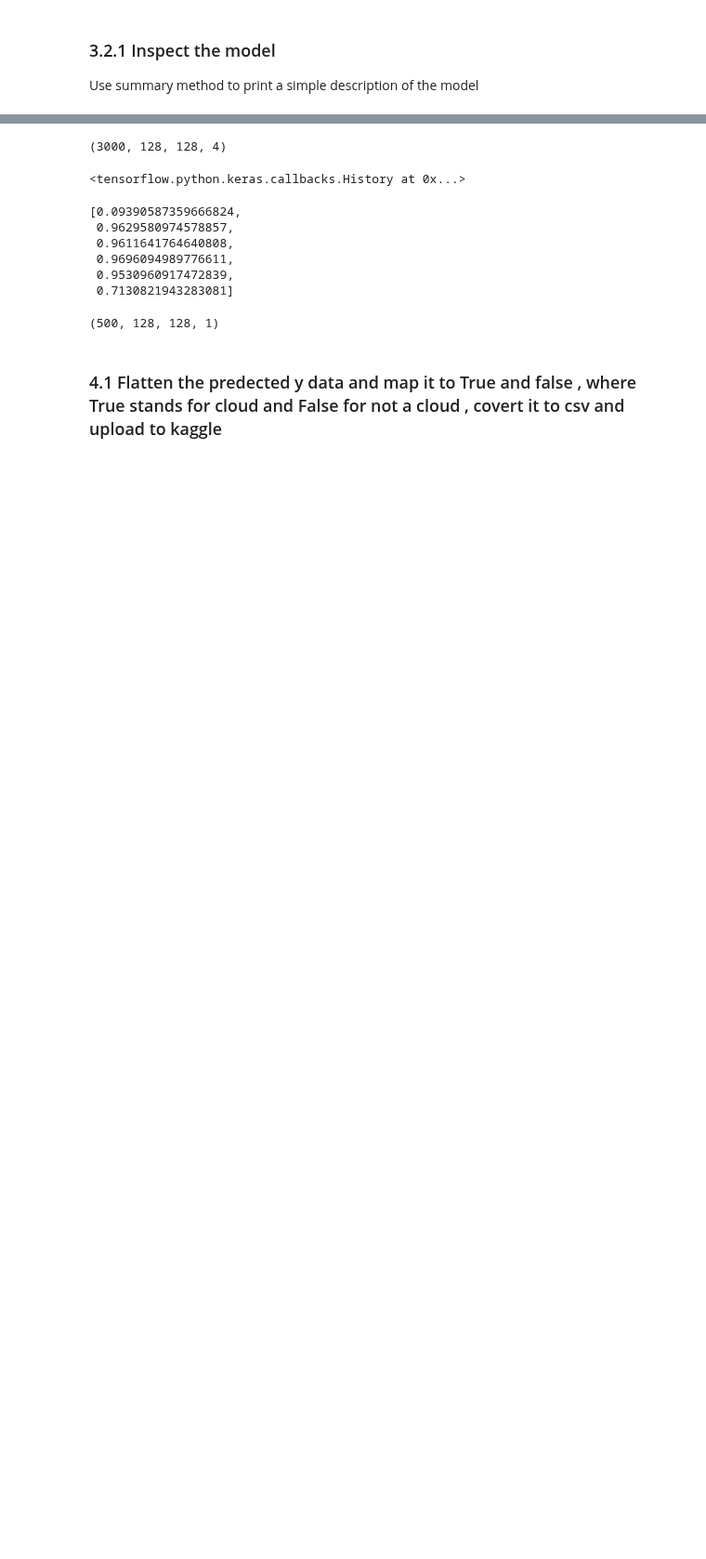
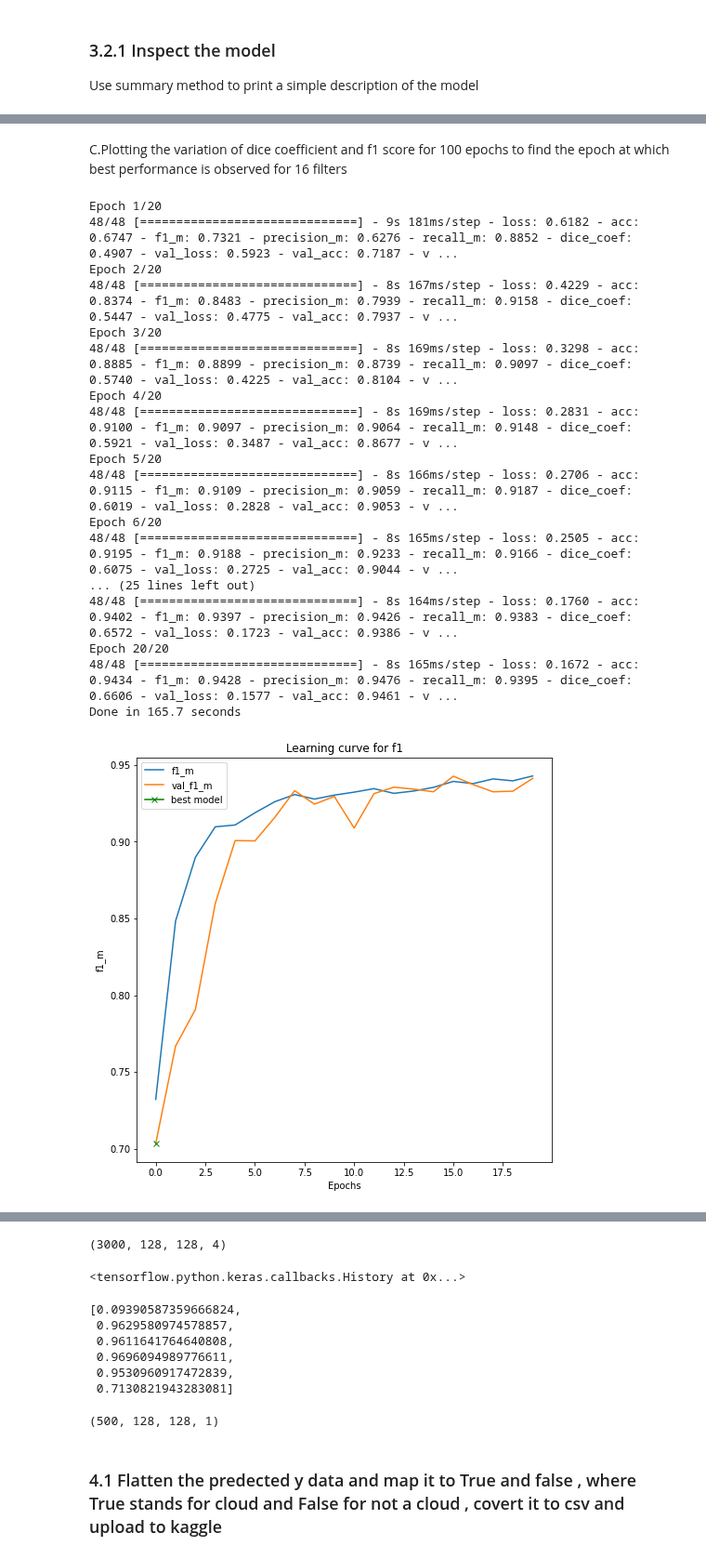
Before and after one commit to anderhos/Applied-Machine-Learning, a Jupyter notebook: cnn_segmentation.ipynb, the cells around one changed output, grey strips where cells are left out. Shown at 93% size. Saved outputs shown, nothing was run; the diff lists cells and outputs as text; code cells hidden in the pictures; blank space fills up the shorter version.

```diff
--- a/cnn_segmentation.ipynb
+++ b/cnn_segmentation.ipynb
@@ -329,3 +473,50 @@ After training our model, we observe that the validation data generalises the tr
+# %% [markdown]
+C.Plotting the variation of dice coefficient and f1 score for 100 epochs to find the epoch at which best performance is observed for 16 filters
+# %%
+input_img = Input(shape=(128,128,4))
+model16 = get_unet(input_img, n_filters = 16, dropout = 0, batchnorm = True, n_classes = 1)
+
+# compile the model
+model16.compile(optimizer=tf.keras.optimizers.Adam(
+    learning_rate=0.0001, beta_1=0.9, beta_2=0.999, epsilon=1e-07, amsgrad=False,
+    name='Adamax'), loss='binary_crossentropy', metrics=['acc',f1_m,precision_m, recall_m,dice_coef])
+
+import time
+tic = time.time()
+results = model16.fit(X_train_centered, y_train, batch_size=50, epochs=20,validation_data=(X_valid_centered, y_valid))
+loss, accuracy, f1_score, precision, recall,dice_coef = model16.evaluate(X_valid_centered, y_valid, verbose=0)
+
+toc = time.time()
+
+print(f"Done in {(toc - tic):.1f} seconds")
+
+plt.figure(figsize=(8, 8))
+plt.title("Learning curve for f1")
+plt.plot(results.history["f1_m"], label="f1_m")
+plt.plot(results.history["val_f1_m"], label="val_f1_m")
+plt.plot( np.argmin(results.history["val_f1_m"]), np.min(results.history["val_f1_m"]), marker="x", color="g", label="best model")
+plt.xlabel("Epochs")
+plt.ylabel("f1_m")
+plt.legend();
+# %% [output]
+Epoch 1/20
+48/48 [==============================] - 9s 181ms/step - loss: 0.6182 - acc: 0.6747 - f1_m: 0.7321 - precision_m: 0.6276 - recall_m: 0.8852 - dice_coef: 0.4907 - val_loss: 0.5923 - val_acc: 0.7187 - v ...
+Epoch 2/20
+48/48 [==============================] - 8s 167ms/step - loss: 0.4229 - acc: 0.8374 - f1_m: 0.8483 - precision_m: 0.7939 - recall_m: 0.9158 - dice_coef: 0.5447 - val_loss: 0.4775 - val_acc: 0.7937 - v ...
+Epoch 3/20
+48/48 [==============================] - 8s 169ms/step - loss: 0.3298 - acc: 0.8885 - f1_m: 0.8899 - precision_m: 0.8739 - recall_m: 0.9097 - dice_coef: 0.5740 - val_loss: 0.4225 - val_acc: 0.8104 - v ...
+Epoch 4/20
+48/48 [==============================] - 8s 169ms/step - loss: 0.2831 - acc: 0.9100 - f1_m: 0.9097 - precision_m: 0.9064 - recall_m: 0.9148 - dice_coef: 0.5921 - val_loss: 0.3487 - val_acc: 0.8677 - v ...
+Epoch 5/20
+48/48 [==============================] - 8s 166ms/step - loss: 0.2706 - acc: 0.9115 - f1_m: 0.9109 - precision_m: 0.9059 - recall_m: 0.9187 - dice_coef: 0.6019 - val_loss: 0.2828 - val_acc: 0.9053 - v ...
+Epoch 6/20
+48/48 [==============================] - 8s 165ms/step - loss: 0.2505 - acc: 0.9195 - f1_m: 0.9188 - precision_m: 0.9233 - recall_m: 0.9166 - dice_coef: 0.6075 - val_loss: 0.2725 - val_acc: 0.9044 - v ...
+... (25 lines left out)
+48/48 [==============================] - 8s 164ms/step - loss: 0.1760 - acc: 0.9402 - f1_m: 0.9397 - precision_m: 0.9426 - recall_m: 0.9383 - dice_coef: 0.6572 - val_loss: 0.1723 - val_acc: 0.9386 - v ...
+Epoch 20/20
+48/48 [==============================] - 8s 165ms/step - loss: 0.1672 - acc: 0.9434 - f1_m: 0.9428 - precision_m: 0.9476 - recall_m: 0.9395 - dice_coef: 0.6606 - val_loss: 0.1577 - val_acc: 0.9461 - v ...
+Done in 165.7 seconds
+[figure, added]
 # %% [markdown]
 ### 4. Train the final model on whole training data and then make the predictions on the test data
 
```
Also changed, not shown: parts of 40 cells of this notebook.
